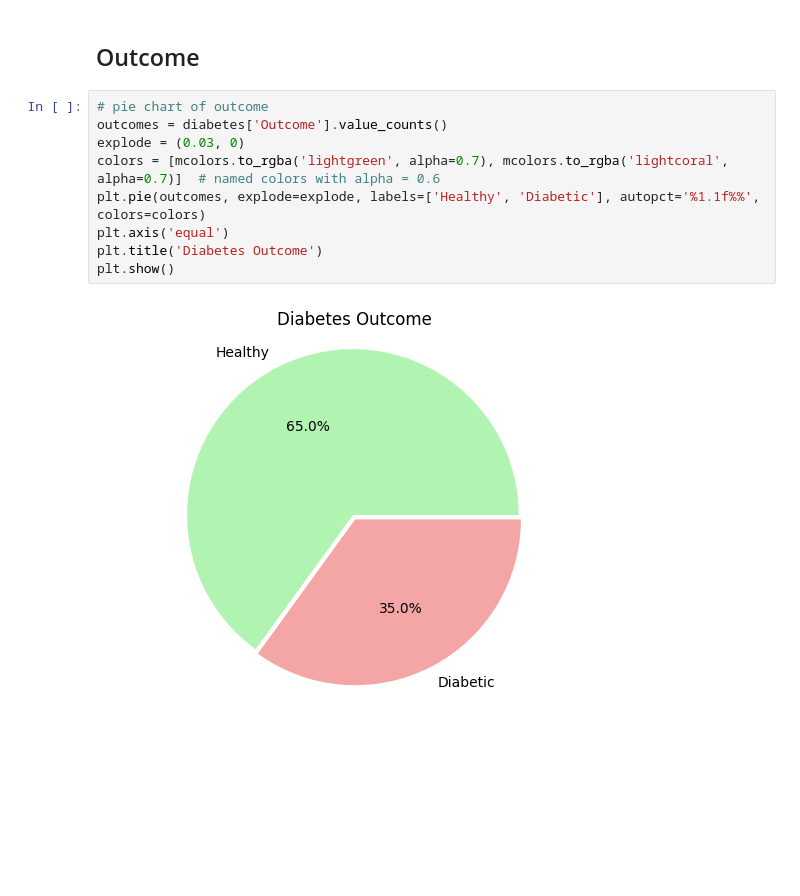
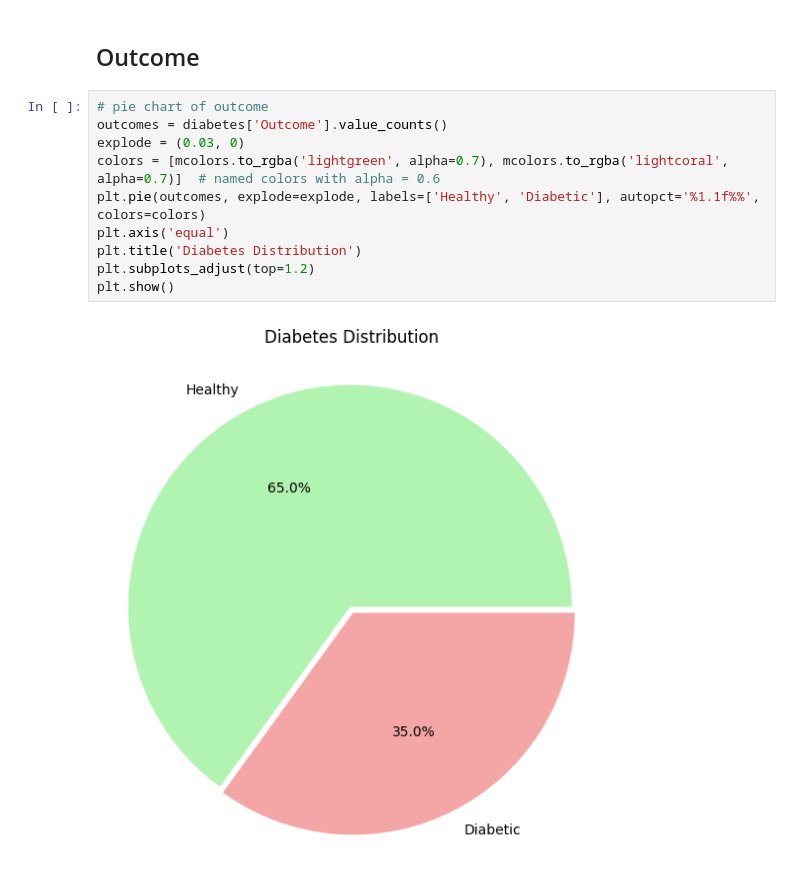
Before and after one commit to Bluxen/DA-Project1, a Jupyter notebook: 13_diabetes_prediction.ipynb, the cells around one changed output. Cells and saved outputs as stored; diff of their text form; blank space fills up the shorter version.

```diff
--- a/13_diabetes_prediction.ipynb
+++ b/13_diabetes_prediction.ipynb
@@ -363,11 +375,12 @@ plt.show()
 # %%
 # pie chart of outcome
 outcomes = diabetes['Outcome'].value_counts()
 explode = (0.03, 0)
 colors = [mcolors.to_rgba('lightgreen', alpha=0.7), mcolors.to_rgba('lightcoral', alpha=0.7)]  # named colors with alpha = 0.6
 plt.pie(outcomes, explode=explode, labels=['Healthy', 'Diabetic'], autopct='%1.1f%%', colors=colors)
 plt.axis('equal')
-plt.title('Diabetes Outcome')
+plt.title('Diabetes Distribution')
+plt.subplots_adjust(top=1.2)
 plt.show()
 # %% [output]
-[figure, old version]
+[figure, new version]
```
Also changed, not shown: parts of 2 cells of this notebook.
